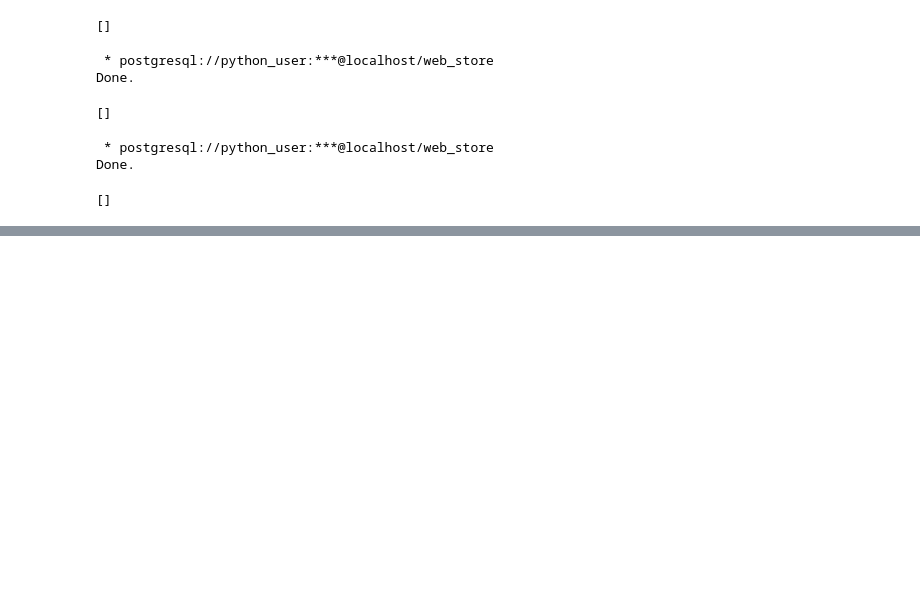
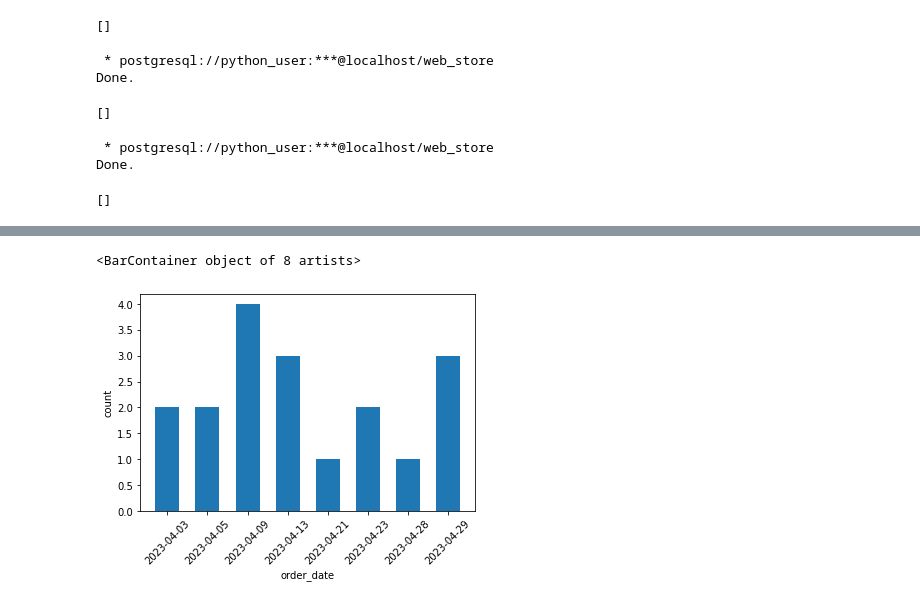
Before and after one commit to dapovich/python-start-practice, a Jupyter notebook: 11-postgresql-ipython/ipython-postgresql.ipynb, the cells around one changed output, grey strips where cells are left out. Saved outputs shown, nothing was run; the diff lists cells and outputs as text; code cells hidden in the pictures; blank space fills up the shorter version.

```diff
--- a/11-postgresql-ipython/ipython-postgresql.ipynb
+++ b/11-postgresql-ipython/ipython-postgresql.ipynb
@@ -122,0 +378,5 @@ TODO: Append data to table; create request and visualize data with matplotlib
+# %%
+sales.bar(width=0.6)
+# %% [output]
+<BarContainer object of 8 artists>
+[figure, added]
```
Also changed, not shown: parts of 27 cells of this notebook, 1 other file.
